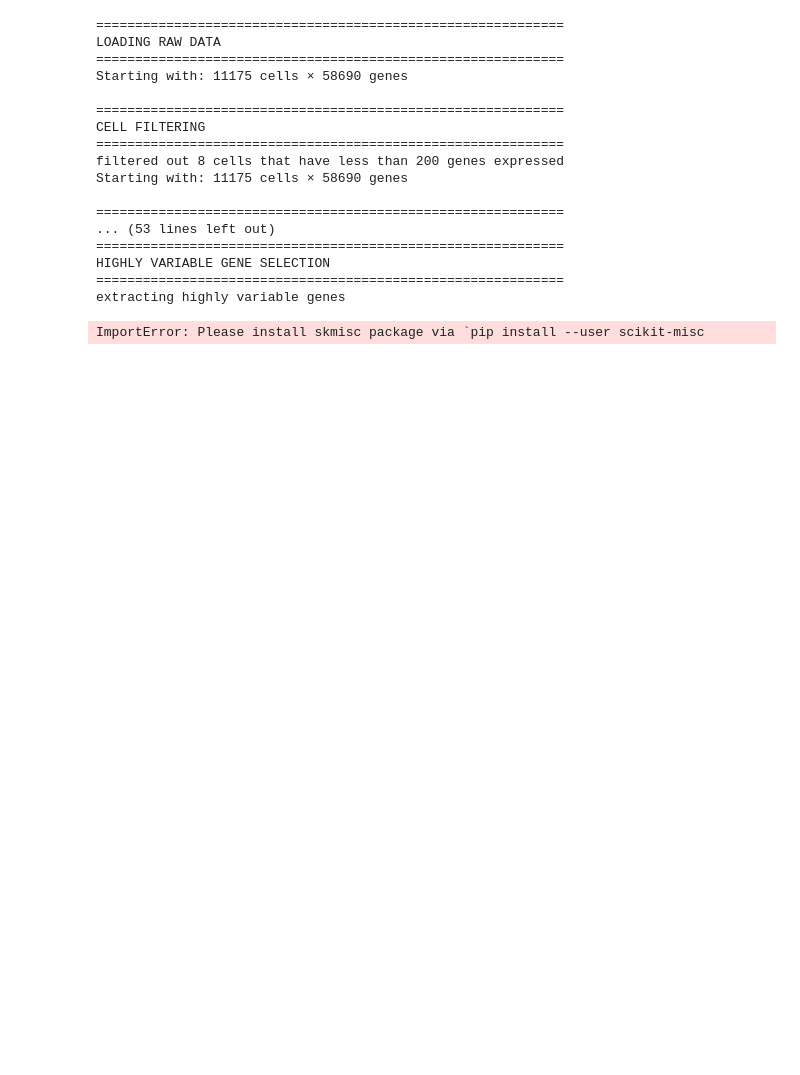
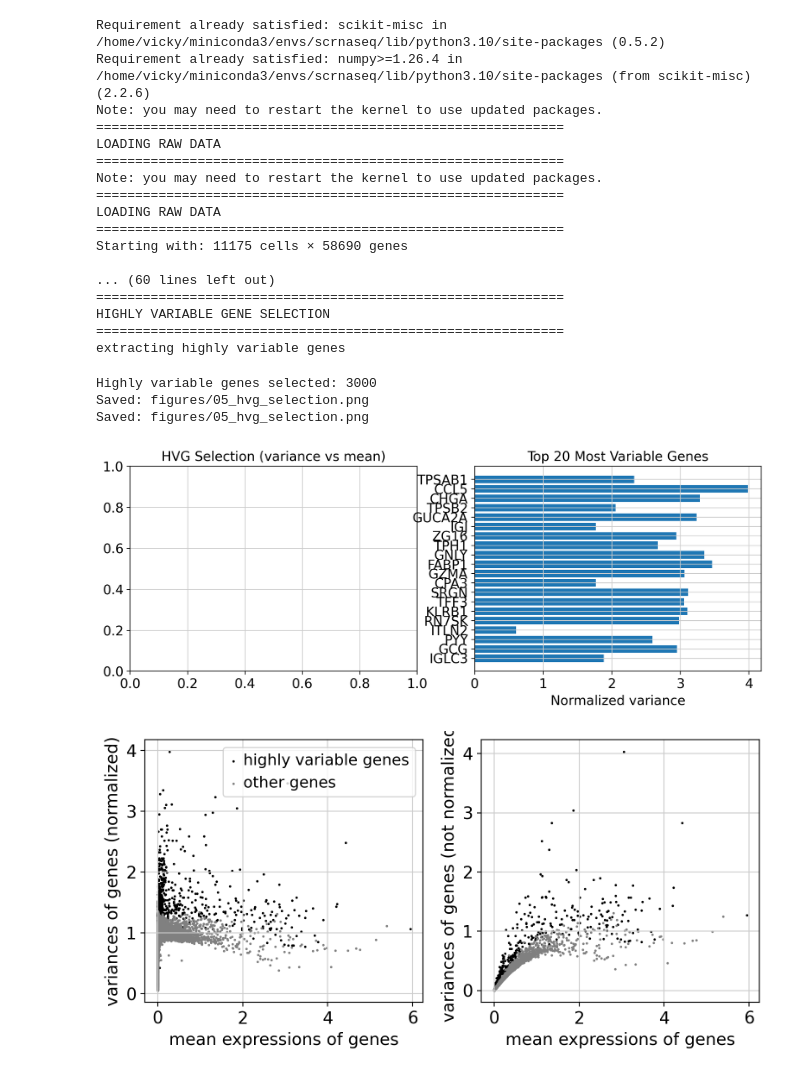
Before and after one commit to vikos77/UC_Single_Cell_analysis, a Jupyter notebook: scripts/02_preprocessing.ipynb, the cells around one changed output. Drawn from its saved outputs; the diff is of its cells as text; code cells hidden in the pictures; blank space fills up the shorter version.

```diff
--- a/scripts/02_preprocessing.ipynb
+++ b/scripts/02_preprocessing.ipynb
@@ -18,6 +18,9 @@ Key concepts:
 - Why select HVGs? Most genes show little variation across cells (housekeeping).
   Focusing on variable genes improves signal-to-noise for clustering.
 """
+
+# Install missing dependency for seurat_v3 HVG detection
+%pip install scikit-misc
 
 import scanpy as sc
 import matplotlib.pyplot as plt
@@ -142,7 +145,7 @@ print(f"Highly variable genes selected: {n_hvg}")
 # Visualize HVG selection
 fig, axes = plt.subplots(1, 2, figsize=(12, 4))
 
-sc.pl.highly_variable_genes(adata, ax=axes[0], show=False)
+sc.pl.highly_variable_genes(adata, show=False)
 axes[0].set_title('HVG Selection (variance vs mean)')
 
 # Show top HVGs
@@ -217,39 +220,43 @@ Next step: Week 3 - Dimensionality Reduction & Clustering
 print("="*60)
 print("SANITY CHECKS")
 print("="*60)
 
 # Check normalization worked
 print(f"\nPost-normalization total counts per cell:")
 print(f"  Before log: should be ~10,000")
 print(f"  After log: varies (log compressed)")
 
 # Check some marker genes are in HVGs
 epithelial_markers = ['EPCAM', 'KRT20', 'MUC2', 'BEST4', 'WFDC2']
 for gene in epithelial_markers:
     if gene in adata.var_names:
         is_hvg = adata.var.loc[gene, 'highly_variable']
         status = "✓ HVG" if is_hvg else "✗ not HVG"
         print(f"  {gene}: {status}")
     else:
         print(f"  {gene}: not in dataset")
 
 print("\nPreprocessing complete. Ready for dimensionality reduction.")
 # %% [output]
+Requirement already satisfied: scikit-misc in /home/vicky/miniconda3/envs/scrnaseq/lib/python3.10/site-packages (0.5.2)
+Requirement already satisfied: numpy>=1.26.4 in /home/vicky/miniconda3/envs/scrnaseq/lib/python3.10/site-packages (from scikit-misc) (2.2.6)
+Note: you may need to restart the kernel to use updated packages.
+============================================================
+LOADING RAW DATA
+============================================================
+Note: you may need to restart the kernel to use updated packages.
 ============================================================
 LOADING RAW DATA
 ============================================================
 Starting with: 11175 cells × 58690 genes
 
-============================================================
-CELL FILTERING
-============================================================
-filtered out 8 cells that have less than 200 genes expressed
-Starting with: 11175 cells × 58690 genes
-
-============================================================
-... (53 lines left out)
+... (60 lines left out)
 ============================================================
 HIGHLY VARIABLE GENE SELECTION
 ============================================================
 extracting highly variable genes
-ImportError: Please install skmisc package via `pip install --user scikit-misc
+Highly variable genes selected: 3000
+Saved: figures/05_hvg_selection.png
+Saved: figures/05_hvg_selection.png
+[figure, added]
+[figure, added]
```
Also changed, not shown: parts of 1 cell of this notebook, 10 other files.
